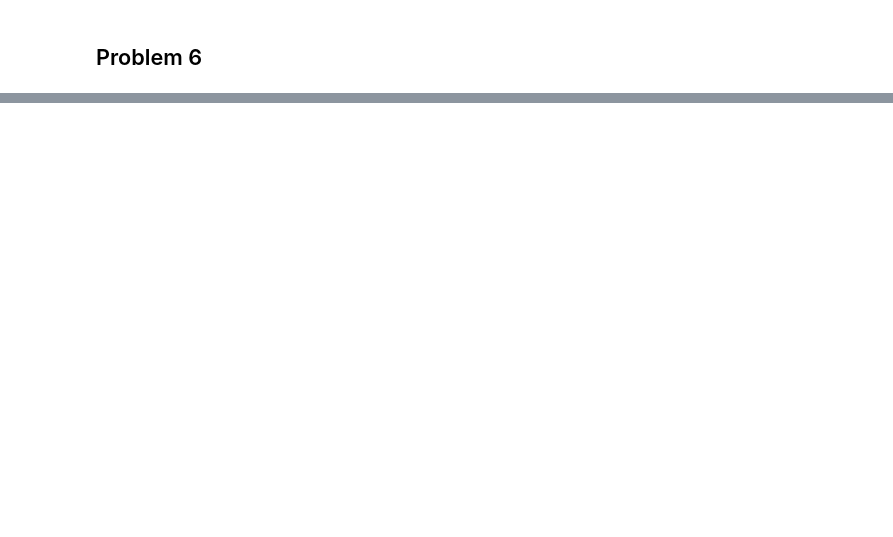
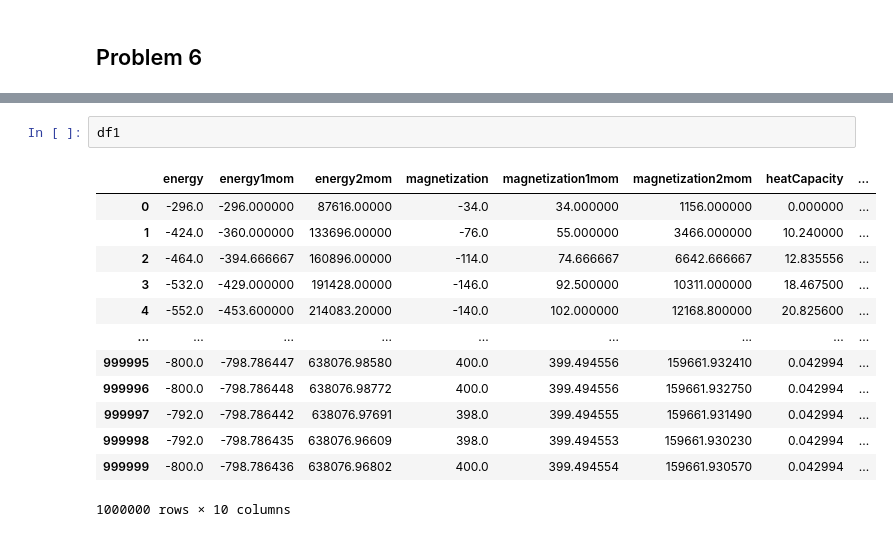
Before and after one commit to augude/fys3150, a Jupyter notebook: Project4/plotting.ipynb, the cells around one changed output, grey strips where cells are left out. Saved outputs shown, nothing was run; the diff lists cells and outputs as text; blank space fills up the shorter version.

```diff
--- a/Project4/plotting.ipynb
+++ b/Project4/plotting.ipynb
@@ -213,0 +240,16 @@ df2
+# %%
+df1
+# %% [output]
+|  | energy | energy1mom | energy2mom | magnetization | magnetization1mom | magnetization2mom | heatCapacity | ... |
+| 0 | -296.0 | -296.000000 | 87616.00000 | -34.0 | 34.000000 | 1156.000000 | 0.000000 | ... |
+| 1 | -424.0 | -360.000000 | 133696.00000 | -76.0 | 55.000000 | 3466.000000 | 10.240000 | ... |
+| 2 | -464.0 | -394.666667 | 160896.00000 | -114.0 | 74.666667 | 6642.666667 | 12.835556 | ... |
+| 3 | -532.0 | -429.000000 | 191428.00000 | -146.0 | 92.500000 | 10311.000000 | 18.467500 | ... |
+| 4 | -552.0 | -453.600000 | 214083.20000 | -140.0 | 102.000000 | 12168.800000 | 20.825600 | ... |
+| ... | ... | ... | ... | ... | ... | ... | ... | ... |
+| 999995 | -800.0 | -798.786447 | 638076.98580 | 400.0 | 399.494556 | 159661.932410 | 0.042994 | ... |
+| 999996 | -800.0 | -798.786448 | 638076.98772 | 400.0 | 399.494556 | 159661.932750 | 0.042994 | ... |
+| 999997 | -792.0 | -798.786442 | 638076.97691 | 398.0 | 399.494555 | 159661.931490 | 0.042994 | ... |
+| 999998 | -792.0 | -798.786435 | 638076.96609 | 398.0 | 399.494553 | 159661.930230 | 0.042994 | ... |
+| 999999 | -800.0 | -798.786436 | 638076.96802 | 400.0 | 399.494554 | 159661.930570 | 0.042994 | ... |
+1000000 rows × 10 columns
```
Also changed, not shown: parts of 8 cells of this notebook, 1 other file.
